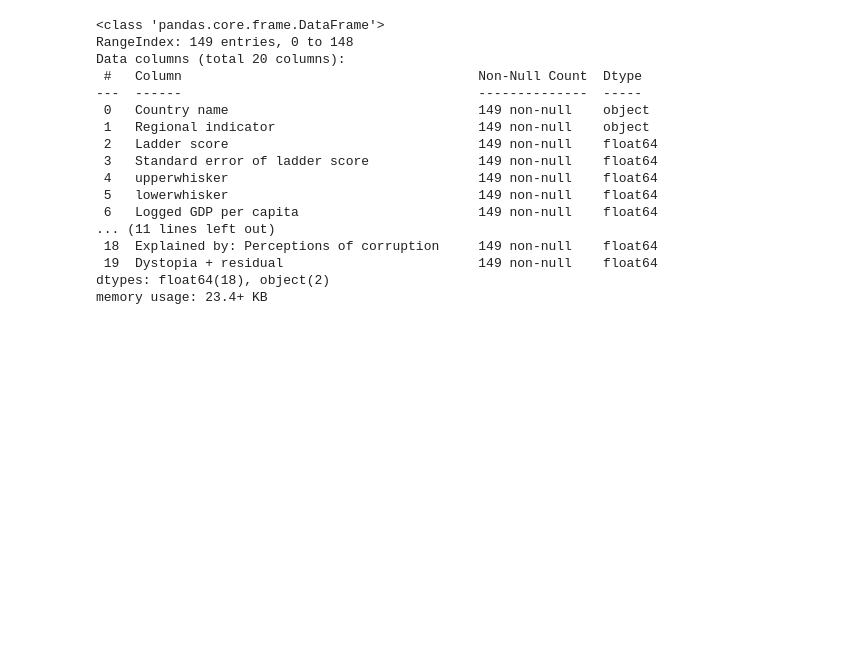
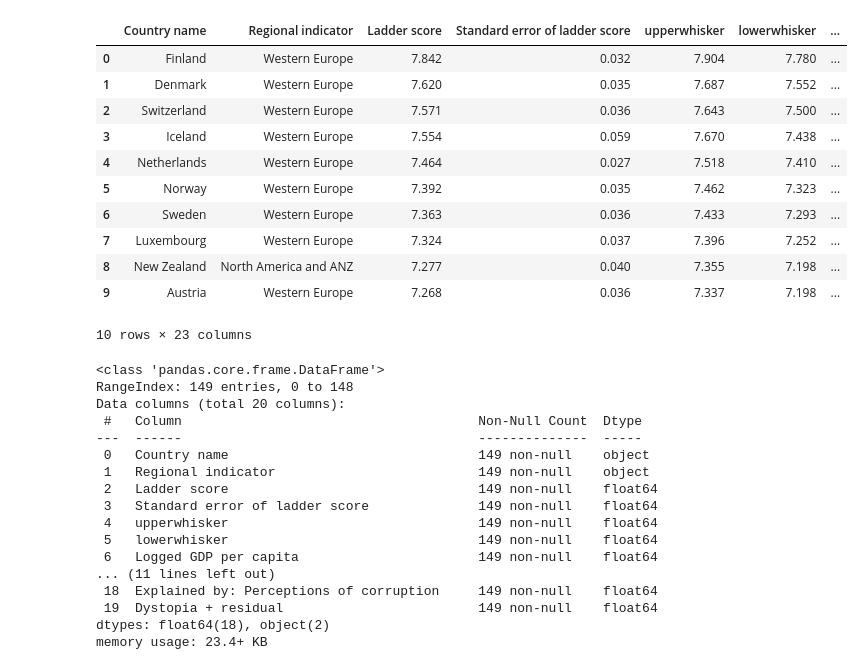
Before and after one commit to BartDab/Comparison_ML_methods, a Jupyter notebook: Project.ipynb, the cells around one changed output. Saved outputs shown, nothing was run; the diff lists cells and outputs as text; code cells hidden in the pictures; blank space fills up the shorter version.

```diff
--- a/Project.ipynb
+++ b/Project.ipynb
@@ -9,5 +13,20 @@ from mpl_toolkits.mplot3d import Axes3D
 # %%
 data = pd.read_csv("world-happiness-report-2021.csv")
+# %%
+data.head(10)
+# %% [output]
+|  | Country name | Regional indicator | Ladder score | Standard error of ladder score | upperwhisker | lowerwhisker | ... |
+| 0 | Finland | Western Europe | 7.842 | 0.032 | 7.904 | 7.780 | ... |
+| 1 | Denmark | Western Europe | 7.620 | 0.035 | 7.687 | 7.552 | ... |
+| 2 | Switzerland | Western Europe | 7.571 | 0.036 | 7.643 | 7.500 | ... |
+| 3 | Iceland | Western Europe | 7.554 | 0.059 | 7.670 | 7.438 | ... |
+| 4 | Netherlands | Western Europe | 7.464 | 0.027 | 7.518 | 7.410 | ... |
+| 5 | Norway | Western Europe | 7.392 | 0.035 | 7.462 | 7.323 | ... |
+| 6 | Sweden | Western Europe | 7.363 | 0.036 | 7.433 | 7.293 | ... |
+| 7 | Luxembourg | Western Europe | 7.324 | 0.037 | 7.396 | 7.252 | ... |
+| 8 | New Zealand | North America and ANZ | 7.277 | 0.040 | 7.355 | 7.198 | ... |
+| 9 | Austria | Western Europe | 7.268 | 0.036 | 7.337 | 7.198 | ... |
+10 rows × 23 columns
 # %%
 data.info()
 # %% [output]
```
Also changed, not shown: parts of 26 cells of this notebook.
